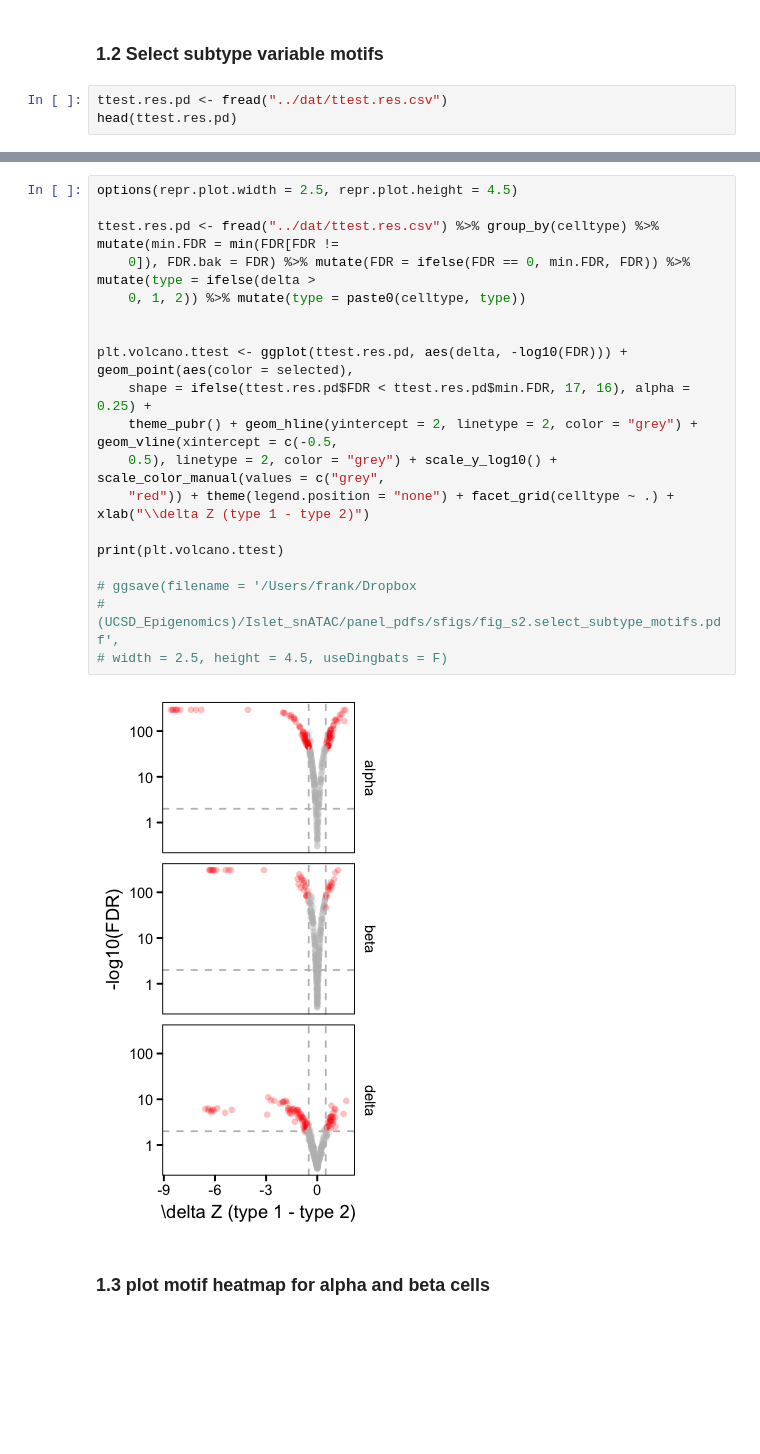
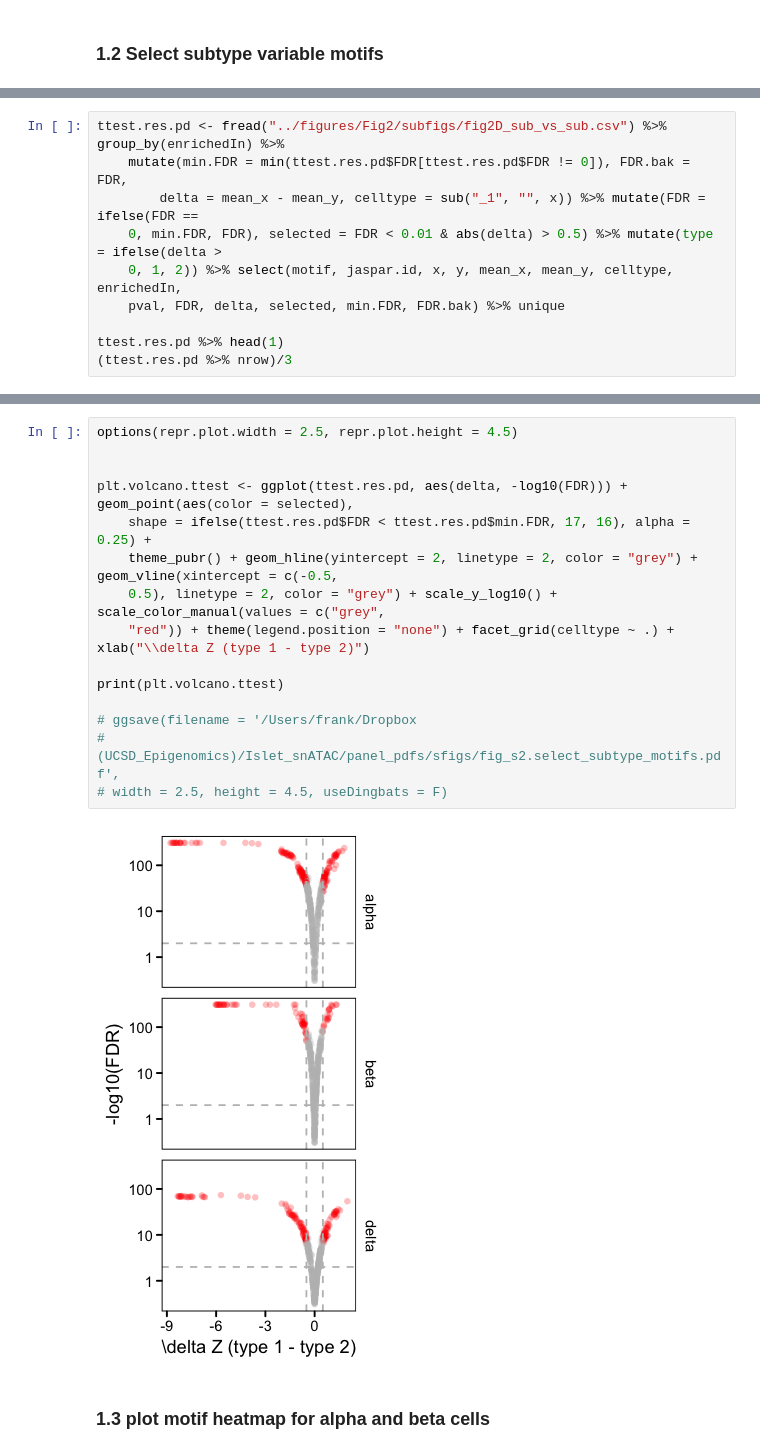
Before and after one commit to biomystery/islet_figs_motifs, a Jupyter notebook: figcode/plots.ipynb, the cells around one changed output, grey strips where cells are left out. Drawn from its saved outputs; the diff is of its cells as text; blank space fills up the shorter version.

Commit message:
added sub vs sub motif volcano

```diff
--- a/figcode/plots.ipynb
+++ b/figcode/plots.ipynb
@@ -340,6 +340,3 @@ ggsave(plot = p + theme_dendro(), filename = "/Users/frank/Dropbox (UCSD_Epigeno
 [figure]
 # %% [markdown]
 ### 1.2 Select subtype variable motifs
-# %%
-ttest.res.pd <- fread("../dat/ttest.res.csv")
-head(ttest.res.pd)
@@ -353,0 +347,10 @@ head(ttest.res.pd)
+# %%
+ttest.res.pd <- fread("../figures/Fig2/subfigs/fig2D_sub_vs_sub.csv") %>% group_by(enrichedIn) %>%
+    mutate(min.FDR = min(ttest.res.pd$FDR[ttest.res.pd$FDR != 0]), FDR.bak = FDR,
+        delta = mean_x - mean_y, celltype = sub("_1", "", x)) %>% mutate(FDR = ifelse(FDR ==
+    0, min.FDR, FDR), selected = FDR < 0.01 & abs(delta) > 0.5) %>% mutate(type = ifelse(delta >
+    0, 1, 2)) %>% select(motif, jaspar.id, x, y, mean_x, mean_y, celltype, enrichedIn,
+    pval, FDR, delta, selected, min.FDR, FDR.bak) %>% unique
+
+ttest.res.pd %>% head(1)
+(ttest.res.pd %>% nrow)/3
@@ -354,24 +384,20 @@ head(ttest.res.pd)
 # %%
 options(repr.plot.width = 2.5, repr.plot.height = 4.5)
-
-ttest.res.pd <- fread("../dat/ttest.res.csv") %>% group_by(celltype) %>% mutate(min.FDR = min(FDR[FDR !=
-    0]), FDR.bak = FDR) %>% mutate(FDR = ifelse(FDR == 0, min.FDR, FDR)) %>% mutate(type = ifelse(delta >
-    0, 1, 2)) %>% mutate(type = paste0(celltype, type))
 
 
 plt.volcano.ttest <- ggplot(ttest.res.pd, aes(delta, -log10(FDR))) + geom_point(aes(color = selected),
     shape = ifelse(ttest.res.pd$FDR < ttest.res.pd$min.FDR, 17, 16), alpha = 0.25) +
     theme_pubr() + geom_hline(yintercept = 2, linetype = 2, color = "grey") + geom_vline(xintercept = c(-0.5,
     0.5), linetype = 2, color = "grey") + scale_y_log10() + scale_color_manual(values = c("grey",
     "red")) + theme(legend.position = "none") + facet_grid(celltype ~ .) + xlab("\\delta Z (type 1 - type 2)")
 
 print(plt.volcano.ttest)
 
 # ggsave(filename = '/Users/frank/Dropbox
 # (UCSD_Epigenomics)/Islet_snATAC/panel_pdfs/sfigs/fig_s2.select_subtype_motifs.pdf',
 # width = 2.5, height = 4.5, useDingbats = F)
 # %% [output]
-[figure, old version]
+[figure, new version]
 # %% [markdown]
 ### 1.3 plot motif heatmap for alpha and beta cells
 # %%
```
Also changed, not shown: parts of 4 cells of this notebook, 2 other files.
